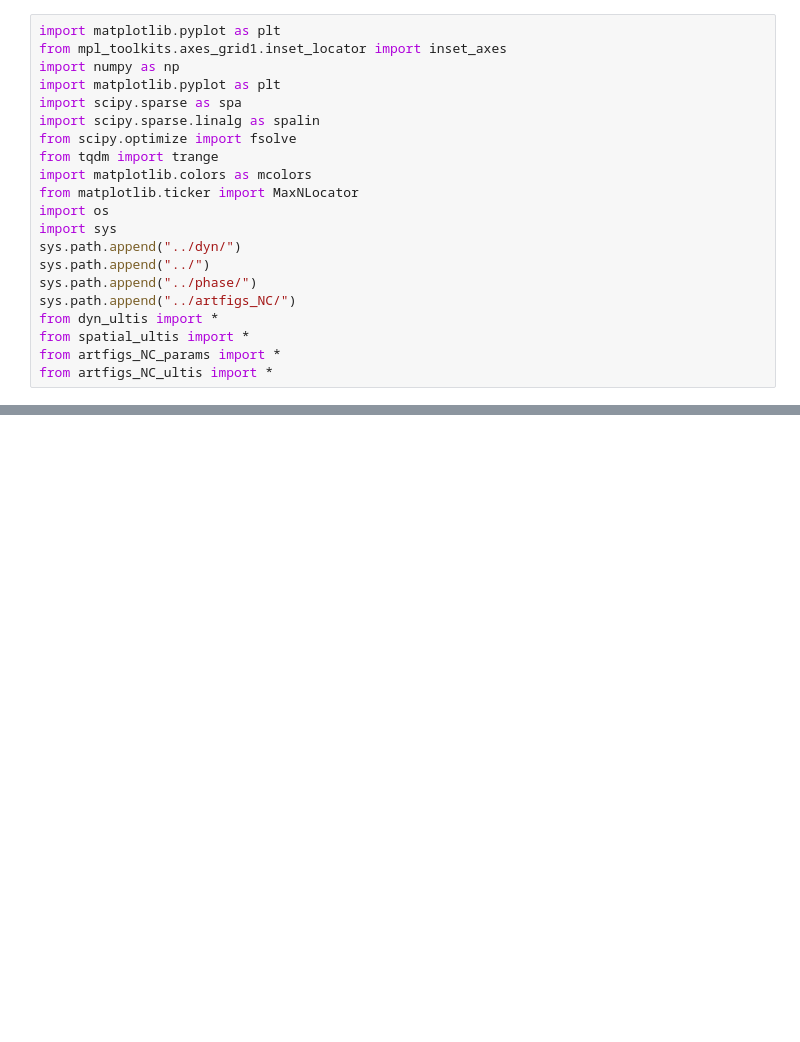
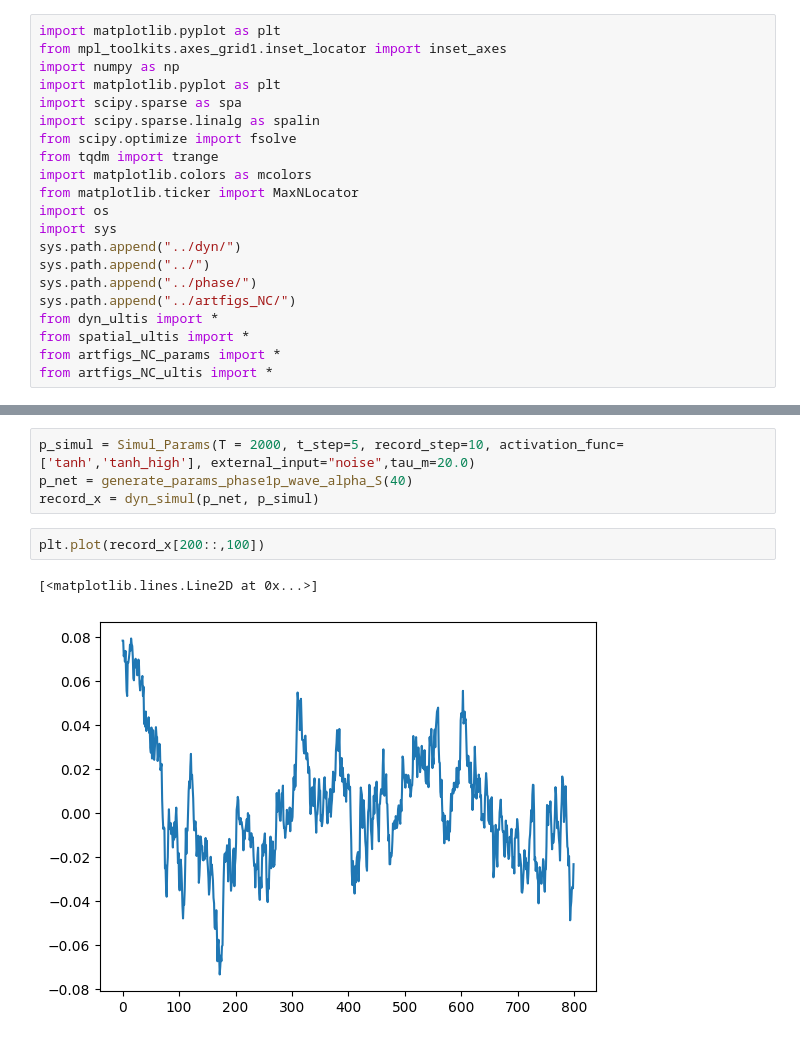
Before and after one commit to huang-yh20/spatial-linear-project, a Jupyter notebook: code/artfigs_NC/debug thres.ipynb, the cells around one changed output, grey strips where cells are left out. Saved outputs shown, nothing was run; the diff lists cells and outputs as text; blank space fills up the shorter version.

```diff
--- a/code/artfigs_NC/debug thres.ipynb
+++ b/code/artfigs_NC/debug thres.ipynb
@@ -59,0 +94,9 @@ print(radius)
+# %%
+p_simul = Simul_Params(T = 2000, t_step=5, record_step=10, activation_func=['tanh','tanh_high'], external_input="noise",tau_m=20.0)
+p_net = generate_params_phase1p_wave_alpha_S(40)
+record_x = dyn_simul(p_net, p_simul)
+# %%
+plt.plot(record_x[200::,100])
+# %% [output]
+[<matplotlib.lines.Line2D at 0x...>]
+[figure, added]
```
Also changed, not shown: parts of 6 cells of this notebook, 4 other files.
